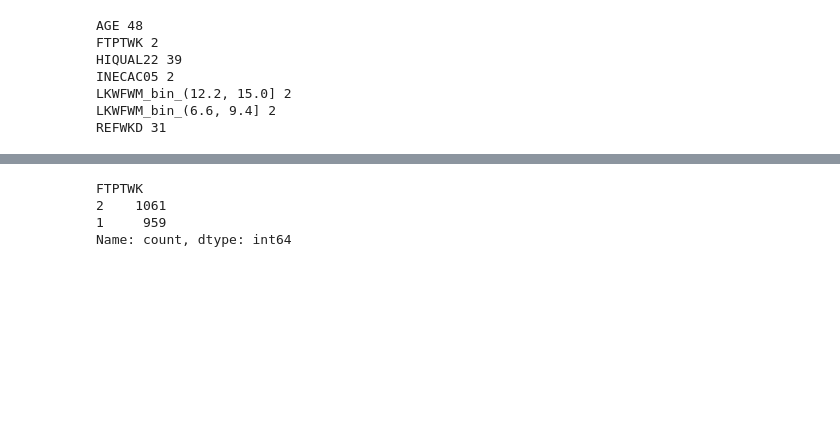
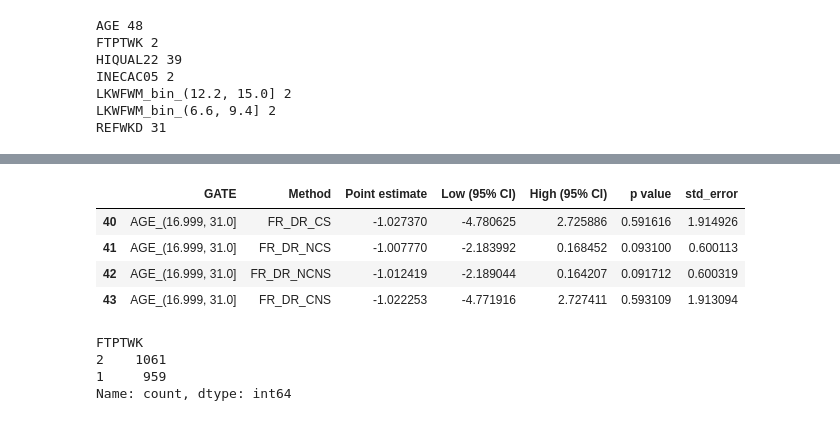
Before and after one commit to TresGes25/gg570_d200, a Jupyter notebook: analyses/ate_estimation.ipynb, the cells around one changed output, grey strips where cells are left out. Cells and saved outputs as stored; diff of their text form; code cells hidden in the pictures; blank space fills up the shorter version.

```diff
--- a/analyses/ate_estimation.ipynb
+++ b/analyses/ate_estimation.ipynb
@@ -233,3 +235,11 @@ gate_results_df.sort_values(by='p value').head(10)
+# %%
+gate_results_df.loc[gate_results_df['GATE']=='AGE_(16.999, 31.0]']
+# %% [output]
+|  | GATE | Method | Point estimate | Low (95% CI) | High (95% CI) | p value | std_error |
+| 40 | AGE_(16.999, 31.0] | FR_DR_CS | -1.027370 | -4.780625 | 2.725886 | 0.591616 | 1.914926 |
+| 41 | AGE_(16.999, 31.0] | FR_DR_NCS | -1.007770 | -2.183992 | 0.168452 | 0.093100 | 0.600113 |
+| 42 | AGE_(16.999, 31.0] | FR_DR_NCNS | -1.012419 | -2.189044 | 0.164207 | 0.091712 | 0.600319 |
+| 43 | AGE_(16.999, 31.0] | FR_DR_CNS | -1.022253 | -4.771916 | 2.727411 | 0.593109 | 1.913094 |
 # %%
 df['FTPTWK'].value_counts()
 # %% [output]
```
Also changed, not shown: parts of 6 cells of this notebook, 5 other files.
